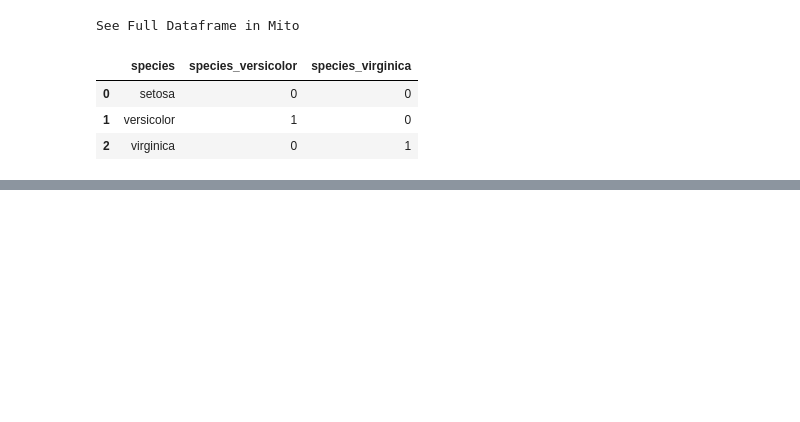
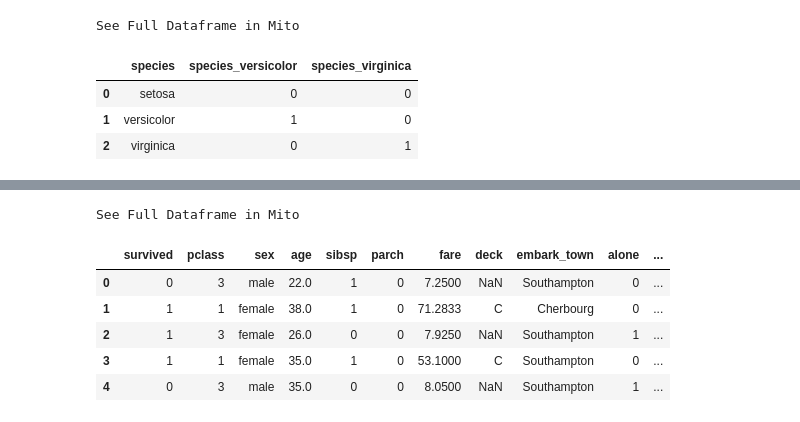
Before and after one commit to fred-lindsey/classification_exercises, a Jupyter notebook: classification_exercises.ipynb, the cells around one changed output, grey strips where cells are left out. Cells and saved outputs as stored; diff of their text form; code cells hidden in the pictures; blank space fills up the shorter version.

```diff
--- a/classification_exercises.ipynb
+++ b/classification_exercises.ipynb
@@ -432,0 +231,4 @@ See Full Dataframe in Mito
+# %%
+df.drop_duplicates(inplace=True)
+cols_to_drop = ['embarked', 'class', 'passenger_id']
+df = df.drop(columns = cols_to_drop)
@@ -432,0 +239,40 @@ See Full Dataframe in Mito
+# %%
+dummy_df = pd.get_dummies(df[['embark_town', 'sex']],
+                          dummy_na = False, drop_first=[True, True])
+dummy_df
+# %%
+# concat them onto the dataframe
+df = pd.concat([df, dummy_df], axis=1)
+df.head()
+# %%
+def prep_titanic(df):
+    """
+    Takes in the titanic dataframe and returns a cleaned dataframe.
+    Arguments: takes in the dataset and removes duplicates, encodes
+    categroical data
+    Returns: cleaned dataset
+
+
+    """
+
+    # drop uneeded columns
+    df.drop_duplicates(inplace=True)
+    cols_to_drop = ['embarked', 'class', 'passenger_id']
+    df = df.drop(columns = cols_to_drop)
+    # encode the categorical data
+    dummy_df = pd.get_dummies(df[['embark_town', 'sex']],
+                          dummy_na = False, drop_first=[True, True])
+    #concat the two dataframes
+    df = pd.concat([df, dummy_df], axis=1)
+
+    return df
+# %%
+prep_titanic(df).head()
+# %% [output]
+See Full Dataframe in Mito
+|  | survived | pclass | sex | age | sibsp | parch | fare | deck | embark_town | alone | ... |
+| 0 | 0 | 3 | male | 22.0 | 1 | 0 | 7.2500 | NaN | Southampton | 0 | ... |
+| 1 | 1 | 1 | female | 38.0 | 1 | 0 | 71.2833 | C | Cherbourg | 0 | ... |
+| 2 | 1 | 3 | female | 26.0 | 0 | 0 | 7.9250 | NaN | Southampton | 1 | ... |
+| 3 | 1 | 1 | female | 35.0 | 1 | 0 | 53.1000 | C | Southampton | 0 | ... |
+| 4 | 0 | 3 | male | 35.0 | 0 | 0 | 8.0500 | NaN | Southampton | 1 | ... |
```
Also changed, not shown: parts of 51 cells of this notebook, 4 other files.
